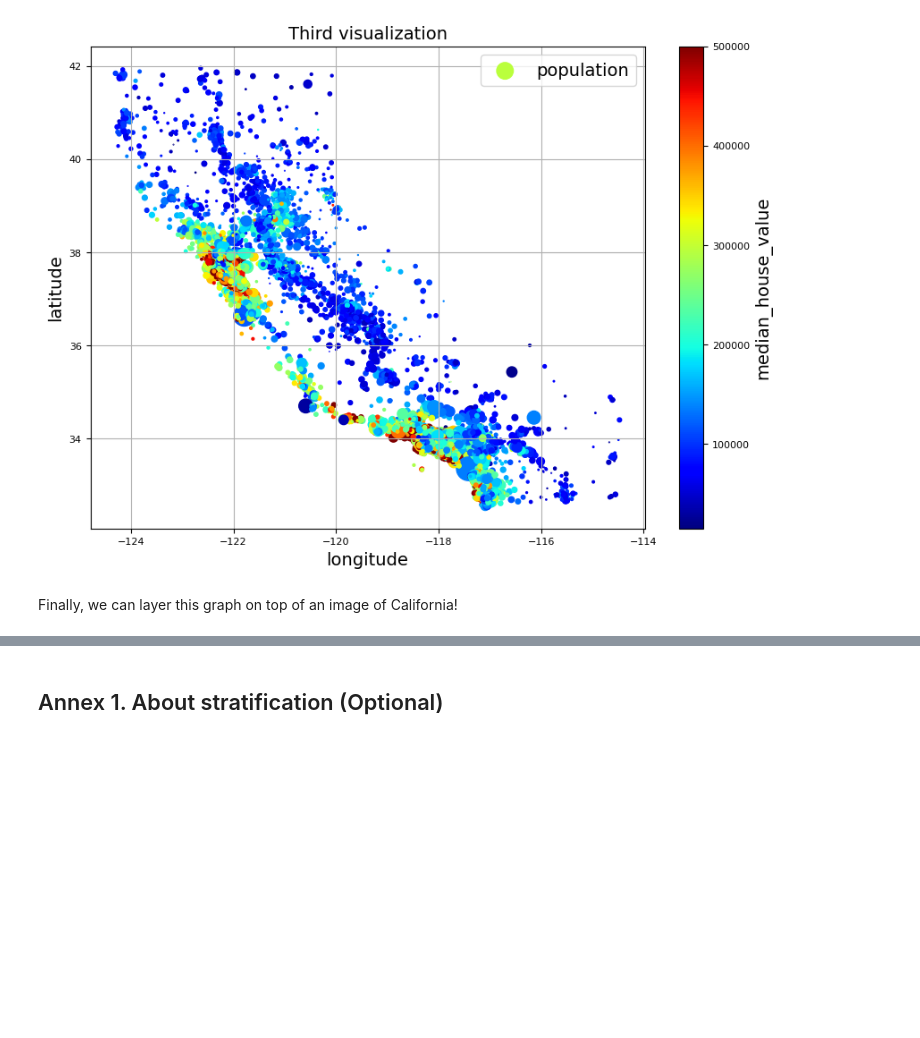
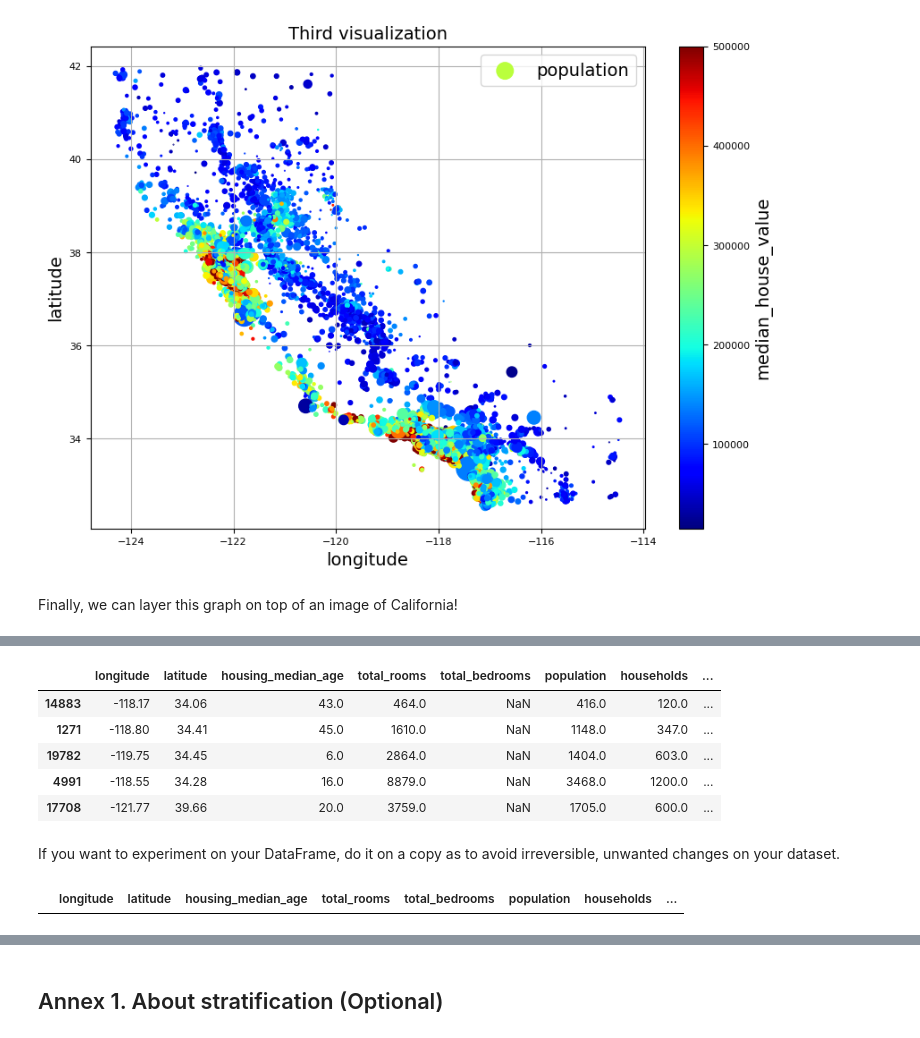
Before and after one commit to bictorbang/ML_notebooks, a Jupyter notebook: machine_learning_with_scikit_learn/02_end_to_end_machine_learning_project/02.ipynb, the cells around one changed output, grey strips where cells are left out. Drawn from its saved outputs; the diff is of its cells as text; code cells hidden in the pictures; blank space fills up the shorter version.

```diff
--- a/machine_learning_with_scikit_learn/02_end_to_end_machine_learning_project/02.ipynb
+++ b/machine_learning_with_scikit_learn/02_end_to_end_machine_learning_project/02.ipynb
@@ -339,0 +410,3 @@ plt.show()
+# %%
+housing = strat_train_set.drop("median_house_value", axis=1)
+housing_labels = strat_train_set["median_house_value"].copy()
@@ -339,0 +423,19 @@ plt.show()
+# %%
+nulls_rows_idx = housing.isnull().any(axis = 1)
+housing.loc[nulls_rows_idx].head()
+# %% [output]
+|  | longitude | latitude | housing_median_age | total_rooms | total_bedrooms | population | households | ... |
+| 14883 | -118.17 | 34.06 | 43.0 | 464.0 | NaN | 416.0 | 120.0 | ... |
+| 1271 | -118.80 | 34.41 | 45.0 | 1610.0 | NaN | 1148.0 | 347.0 | ... |
+| 19782 | -119.75 | 34.45 | 6.0 | 2864.0 | NaN | 1404.0 | 603.0 | ... |
+| 4991 | -118.55 | 34.28 | 16.0 | 8879.0 | NaN | 3468.0 | 1200.0 | ... |
+| 17708 | -121.77 | 39.66 | 20.0 | 3759.0 | NaN | 1705.0 | 600.0 | ... |
+# %% [markdown]
+If you want to experiment on your DataFrame, do it on a copy as to avoid irreversible, unwanted changes on your dataset.
+# %%
+housing_option1 = housing.copy()
+
+housing_option1 = housing_option1.dropna() # NaNs are all on the same variable, there's no need to specify (subset = ["total_bedrooms"])
+housing_option1.loc[nulls_rows_idx] # Empty DataFrame
+# %% [output]
+|  | longitude | latitude | housing_median_age | total_rooms | total_bedrooms | population | households | ... |
```
Also changed, not shown: parts of 47 cells of this notebook.
